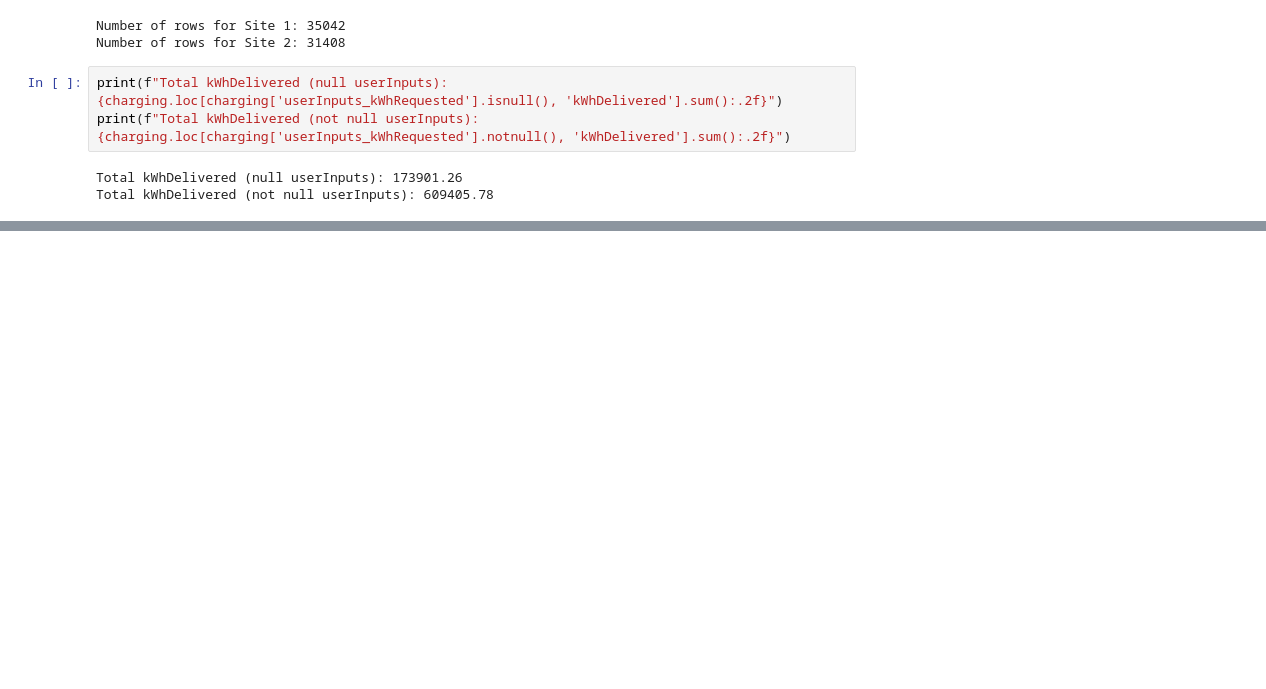
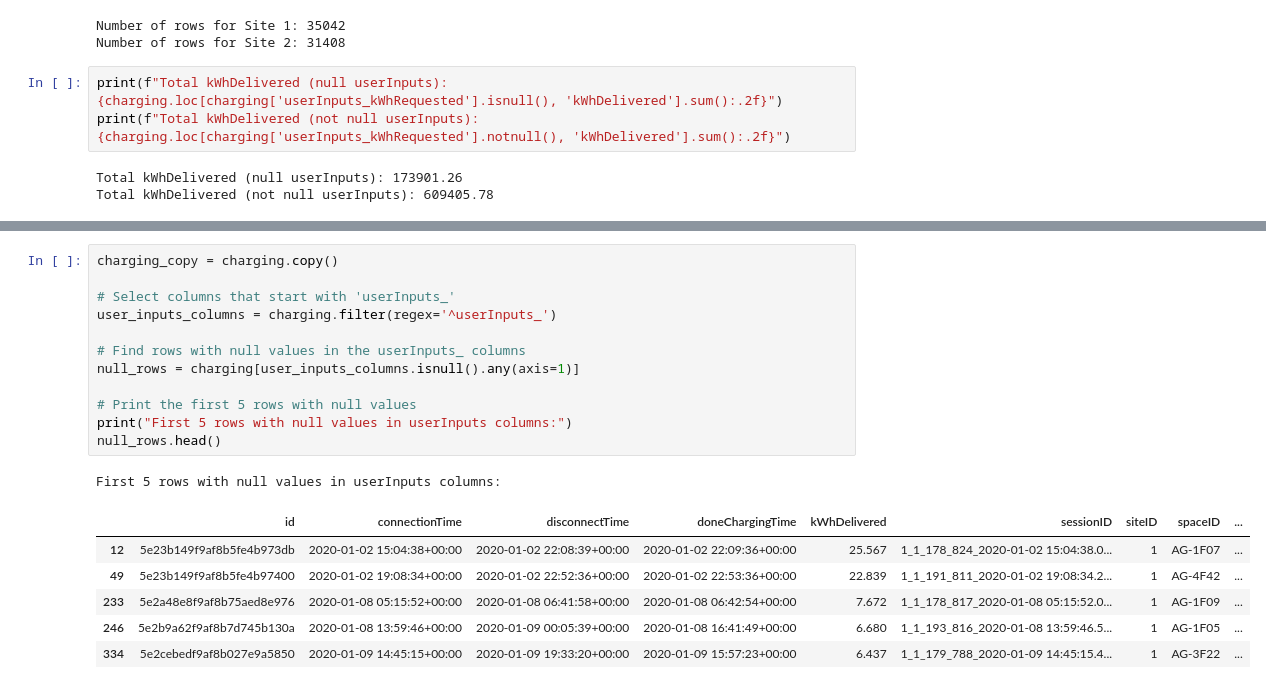
Before and after one commit to Vigro08/AA-Team-Assignment, a Jupyter notebook: AAMain.ipynb, the cells around one changed output, grey strips where cells are left out. Saved outputs shown, nothing was run; the diff lists cells and outputs as text; blank space fills up the shorter version.

```diff
--- a/AAMain.ipynb
+++ b/AAMain.ipynb
@@ -328,0 +322,20 @@ Total kWhDelivered (not null userInputs): 609405.78
+# %%
+charging_copy = charging.copy()
+
+# Select columns that start with 'userInputs_'
+user_inputs_columns = charging.filter(regex='^userInputs_')
+
+# Find rows with null values in the userInputs_ columns
+null_rows = charging[user_inputs_columns.isnull().any(axis=1)]
+
+# Print the first 5 rows with null values
+print("First 5 rows with null values in userInputs columns:")
+null_rows.head()
+# %% [output]
+First 5 rows with null values in userInputs columns:
+|  | id | connectionTime | disconnectTime | doneChargingTime | kWhDelivered | sessionID | siteID | spaceID | ... |
+| 12 | 5e23b149f9af8b5fe4b973db | 2020-01-02 15:04:38+00:00 | 2020-01-02 22:08:39+00:00 | 2020-01-02 22:09:36+00:00 | 25.567 | 1_1_178_824_2020-01-02 15:04:38.0... | 1 | AG-1F07 | ... |
+| 49 | 5e23b149f9af8b5fe4b97400 | 2020-01-02 19:08:34+00:00 | 2020-01-02 22:52:36+00:00 | 2020-01-02 22:53:36+00:00 | 22.839 | 1_1_191_811_2020-01-02 19:08:34.2... | 1 | AG-4F42 | ... |
+| 233 | 5e2a48e8f9af8b75aed8e976 | 2020-01-08 05:15:52+00:00 | 2020-01-08 06:41:58+00:00 | 2020-01-08 06:42:54+00:00 | 7.672 | 1_1_178_817_2020-01-08 05:15:52.0... | 1 | AG-1F09 | ... |
+| 246 | 5e2b9a62f9af8b7d745b130a | 2020-01-08 13:59:46+00:00 | 2020-01-09 00:05:39+00:00 | 2020-01-08 16:41:49+00:00 | 6.680 | 1_1_193_816_2020-01-08 13:59:46.5... | 1 | AG-1F05 | ... |
+| 334 | 5e2cebedf9af8b027e9a5850 | 2020-01-09 14:45:15+00:00 | 2020-01-09 19:33:20+00:00 | 2020-01-09 15:57:23+00:00 | 6.437 | 1_1_179_788_2020-01-09 14:45:15.4... | 1 | AG-3F22 | ... |
```
Also changed, not shown: parts of 11 cells of this notebook, 2 other files.
